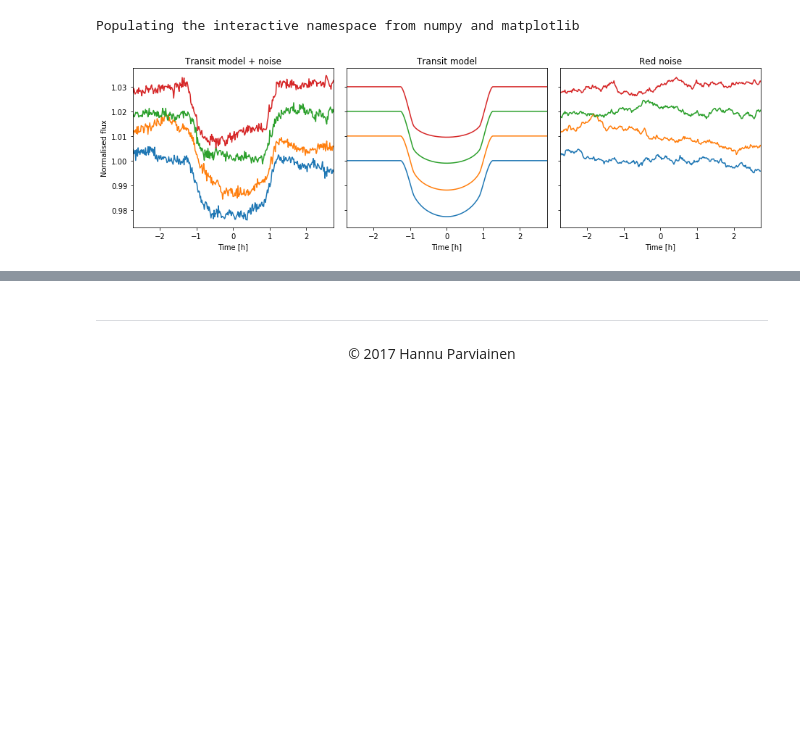
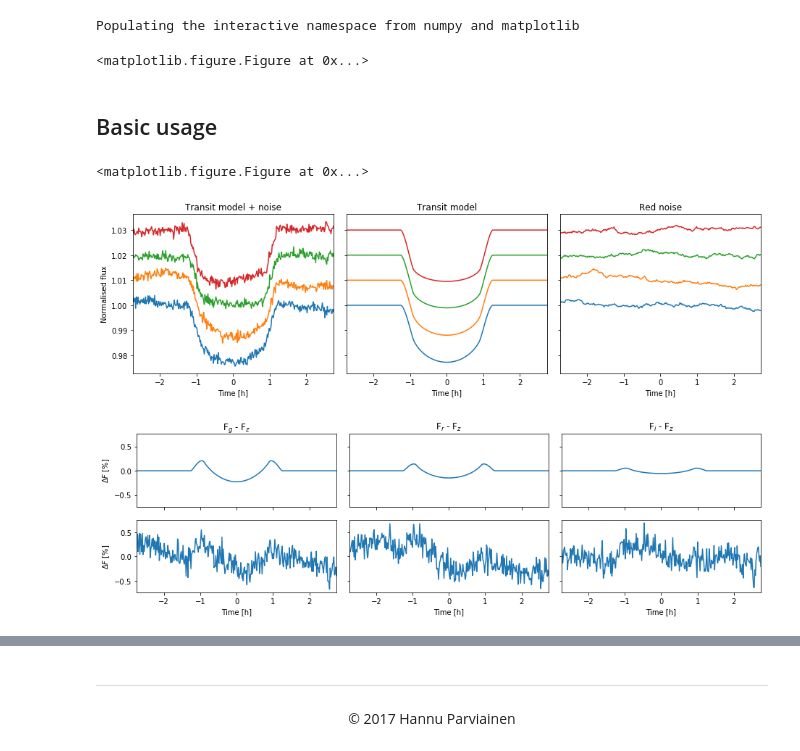
Before and after one commit to hpparvi/MuSCAT2_transit_pipeline, a Jupyter notebook: notebook/create_mock_lc.ipynb, the cells around one changed output, grey strips where cells are left out. Drawn from its saved outputs; the diff is of its cells as text; code cells hidden in the pictures; blank space fills up the shorter version.

```diff
--- a/notebook/create_mock_lc.ipynb
+++ b/notebook/create_mock_lc.ipynb
@@ -113,5 +9,16 @@ lc = MockLC('CoRoT-1b', bltime=1.5)
+# %%
+run ../src/mocklc.py
+# %% [output]
+<matplotlib.figure.Figure at 0x...>
+# %% [markdown]
+## Basic usage
 # %%
-lc.create(wnsigma=[0.001, 0.001, 0.001, 0.001], rnsigma=0.01, rntscale=0.5);
-lc.plot()
+%run ../src/mocklc.py
+lc1 = MockLC('CoRoT-1b', bltime=1.5)
+lc1.create(wnsigma=[0.001, 0.001, 0.001, 0.001], rnsigma=0.005, rntscale=0.5);
+lc1.plot()
+lc1.plot_color_difference()
 # %% [output]
+<matplotlib.figure.Figure at 0x...>
-[figure, old version]
+[figure, new version]
+[figure, added]
```
Also changed, not shown: parts of 7 cells of this notebook.
